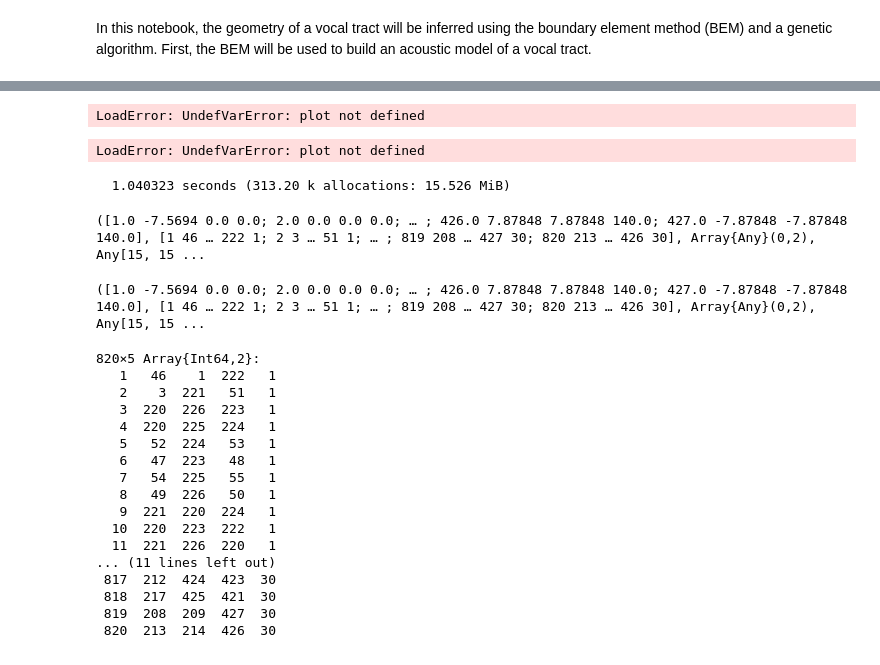
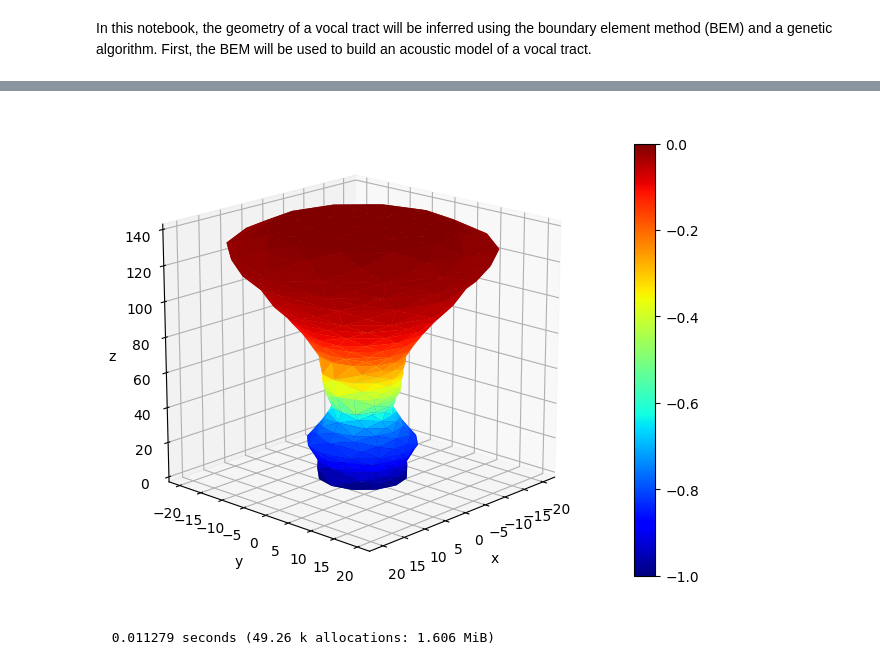
Before and after one commit to alvarocafe/BB, a Jupyter notebook: docs/Vocal tract.ipynb, the cells around one changed output, grey strips where cells are left out. Drawn from its saved outputs; the diff is of its cells as text; code cells hidden in the pictures.

```diff
--- a/docs/Vocal tract.ipynb
+++ b/docs/Vocal tract.ipynb
@@ -42,45 +42,7 @@ Solving for domain points.
-# %%
-# Graph the results
-#plot(PONTOS_int[:,4],real(uint),label=L"$\phi$ BEM")
-plot(PONTOS_int[:,4],real(uint))
-#plot(PONTOS_int[:,4],real(qint),label=L"$q$ BEM")
-#grid(1)
-#legend()
-# %% [output]
-LoadError: UndefVarError: plot not defined
-# %%
-#plot(PONTOS_int[:,4],real(qint),label=L"$q$ BEM")
-plot(PONTOS_int[:,4],real(qint))
-#grid(1)
-#legend()
-# %% [output]
-LoadError: UndefVarError: plot not defined
 # %%
 @time mshinfo = const3D_tri.lermsh(file,3) #Read the mesh generated
+NOS_GEO,ELEM,elemint,CDC = mshinfo;
+const3D_tri.mostra_resultados2(NOS_GEO,ELEM,real.(u[:,1]));
 # %% [output]
+[figure, added]
-  1.040323 seconds (313.20 k allocations: 15.526 MiB)
+  0.011279 seconds (49.26 k allocations: 1.606 MiB)
-([1.0 -7.5694 0.0 0.0; 2.0 0.0 0.0 0.0; … ; 426.0 7.87848 7.87848 140.0; 427.0 -7.87848 -7.87848 140.0], [1 46 … 222 1; 2 3 … 51 1; … ; 819 208 … 427 30; 820 213 … 426 30], Array{Any}(0,2), Any[15, 15 ...
-# %%
-NOS_GEO,ELEM,elemint,CDC = mshinfo
-# %% [output]
-([1.0 -7.5694 0.0 0.0; 2.0 0.0 0.0 0.0; … ; 426.0 7.87848 7.87848 140.0; 427.0 -7.87848 -7.87848 140.0], [1 46 … 222 1; 2 3 … 51 1; … ; 819 208 … 427 30; 820 213 … 426 30], Array{Any}(0,2), Any[15, 15 ...
-# %%
-ELEM
-# %% [output]
-820×5 Array{Int64,2}:
-   1   46    1  222   1
-   2    3  221   51   1
-   3  220  226  223   1
-   4  220  225  224   1
-   5   52  224   53   1
-   6   47  223   48   1
-   7   54  225   55   1
-   8   49  226   50   1
-   9  221  220  224   1
-  10  220  223  222   1
-  11  221  226  220   1
-... (11 lines left out)
- 817  212  424  423  30
- 818  217  425  421  30
- 819  208  209  427  30
- 820  213  214  426  30
```
Also changed, not shown: parts of 1 cell of this notebook, 5 other files.
